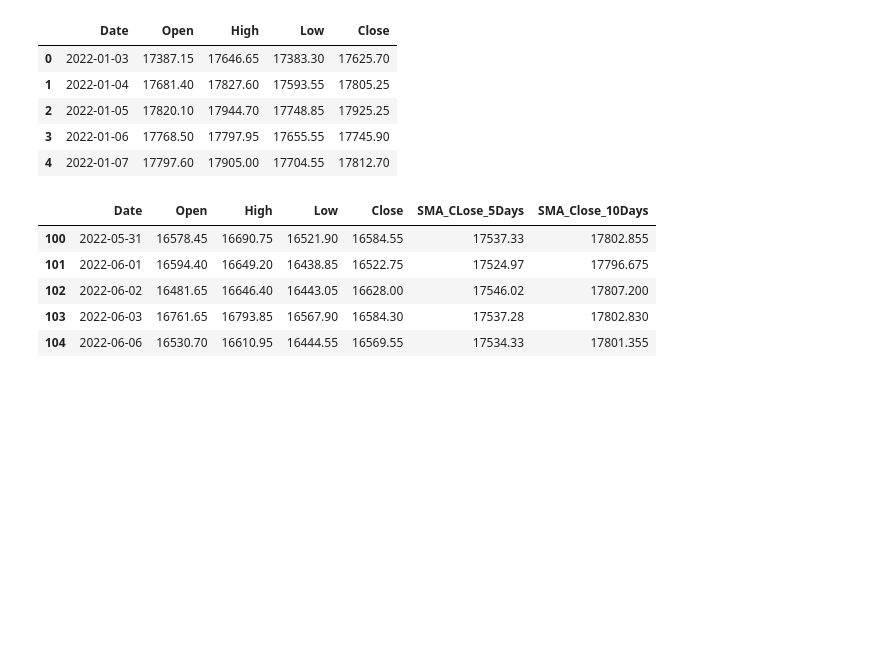
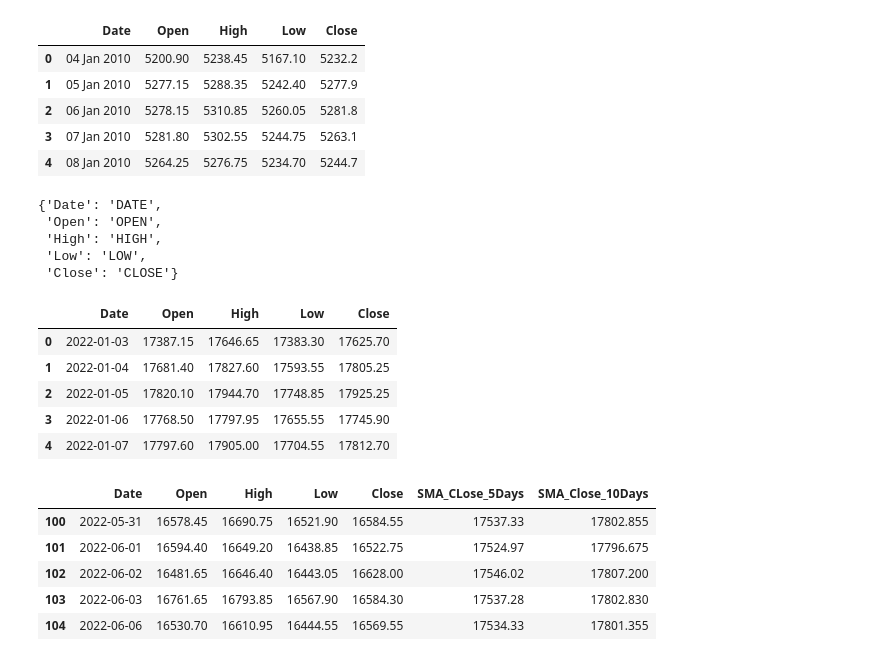
Before and after one commit to akash-agni/Backtesting, a Jupyter notebook: Testing.ipynb, the cells around one changed output. Cells and saved outputs as stored; diff of their text form; code cells hidden in the pictures; blank space fills up the shorter version.

```diff
--- a/Testing.ipynb
+++ b/Testing.ipynb
@@ -6,7 +6,23 @@ from load_data import load_csv_data
 from basic_indicators import simple_moving_average
 from plot_trends import plot_multi_line_plots
 # %%
-data = load_csv_data("NIFTY 50_Data.csv", reverse=True)
+data = load_csv_data("NIFTY 50_Data.csv", reverse=True, date_col="DATE")
+data.head()
+# %% [output]
+|  | Date | Open | High | Low | Close |
+| 0 | 04 Jan 2010 | 5200.90 | 5238.45 | 5167.10 | 5232.2 |
+| 1 | 05 Jan 2010 | 5277.15 | 5288.35 | 5242.40 | 5277.9 |
+| 2 | 06 Jan 2010 | 5278.15 | 5310.85 | 5260.05 | 5281.8 |
+| 3 | 07 Jan 2010 | 5281.80 | 5302.55 | 5244.75 | 5263.1 |
+| 4 | 08 Jan 2010 | 5264.25 | 5276.75 | 5234.70 | 5244.7 |
+# %%
+data.rename(columns={col: col.upper() for col in data.columns}).head()
+# %% [output]
+{'Date': 'DATE',
+ 'Open': 'OPEN',
+ 'High': 'HIGH',
+ 'Low': 'LOW',
+ 'Close': 'CLOSE'}
 # %%
 data["Date"] = pd.to_datetime(data["Date"])
 # %%
```
Also changed, not shown: 5 other files.
